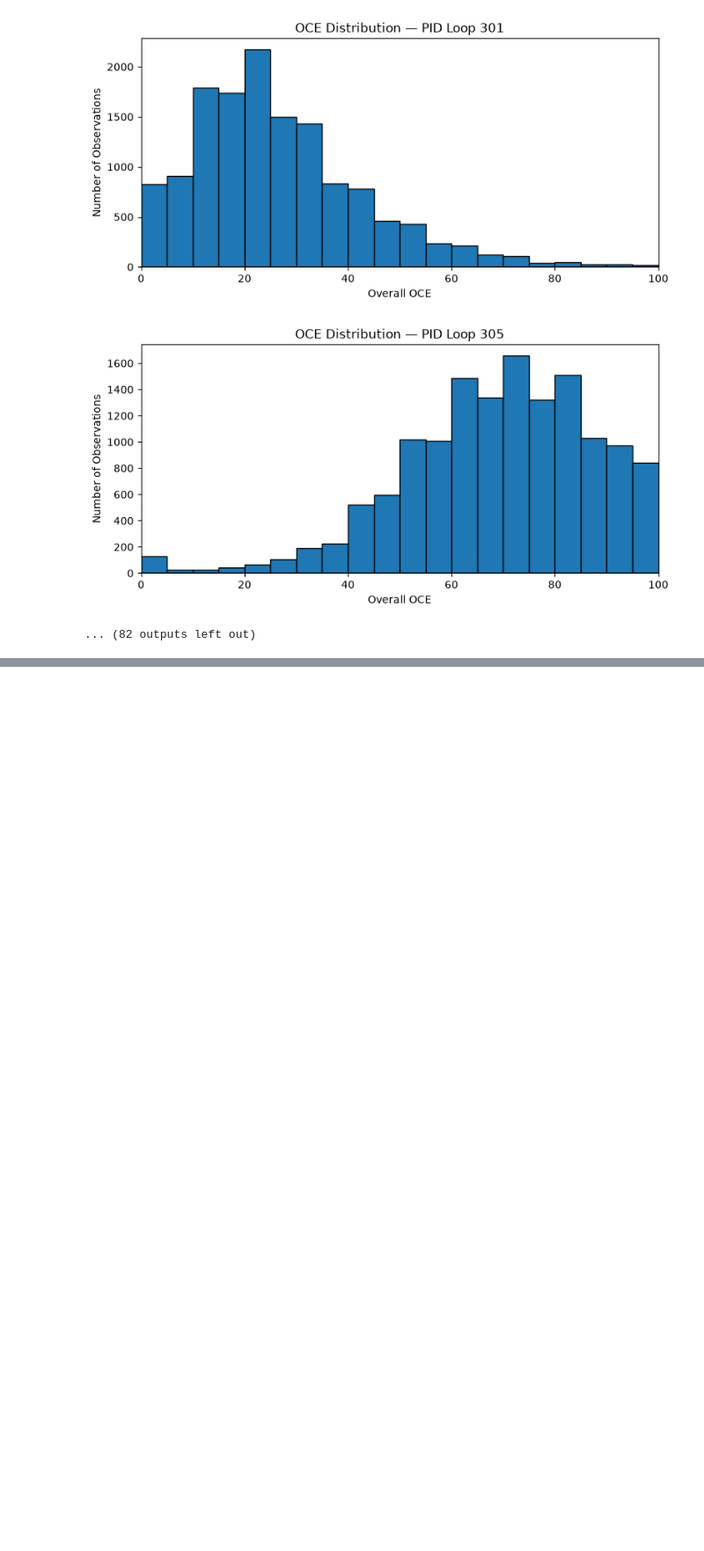
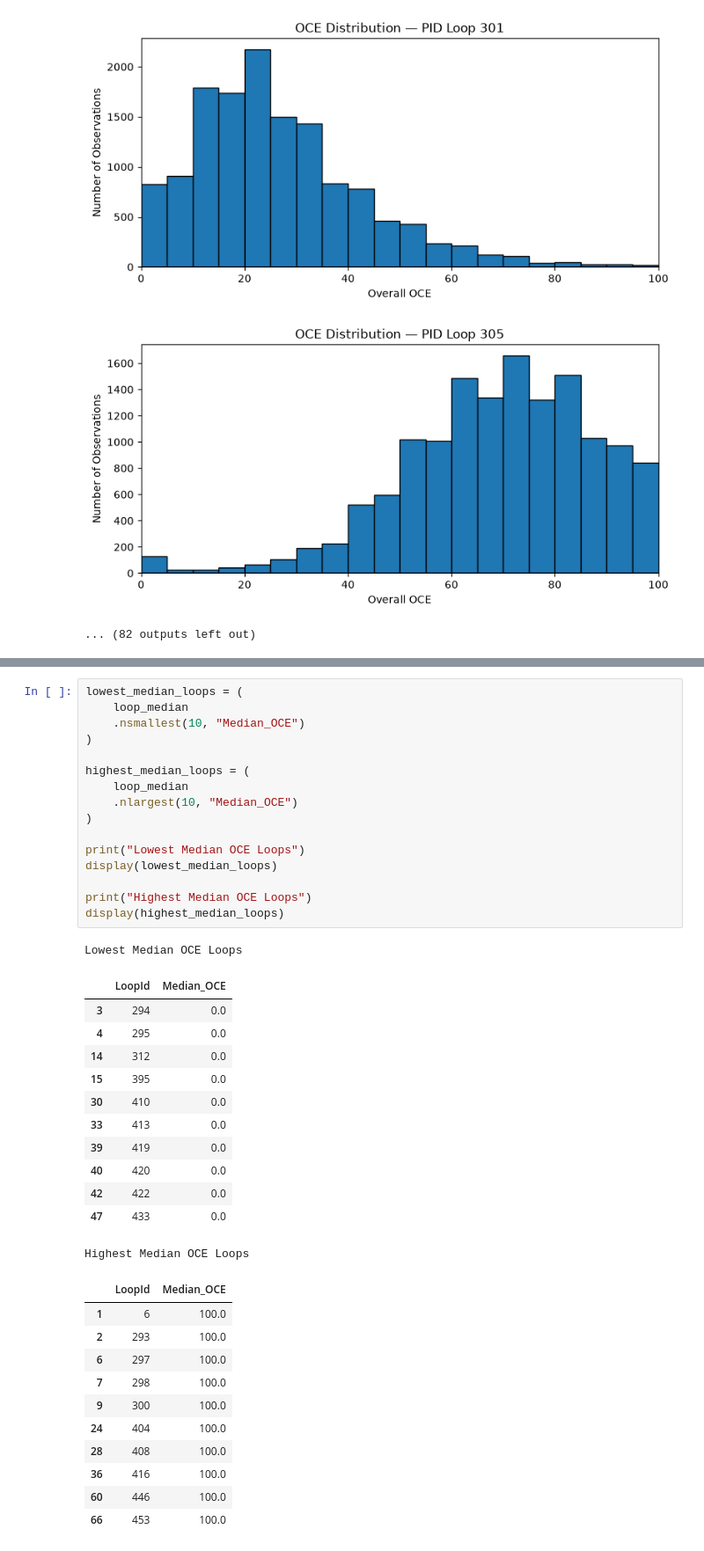
Before and after one commit to DataByThinh/control-station, a Jupyter notebook: notebooks/eda.ipynb, the cells around one changed output, grey strips where cells are left out. Shown at 88% size. Cells and saved outputs as stored; diff of their text form; blank space fills up the shorter version.

```diff
--- a/notebooks/eda.ipynb
+++ b/notebooks/eda.ipynb
@@ -968,0 +885,41 @@ display(
+# %%
+lowest_median_loops = (
+    loop_median
+    .nsmallest(10, "Median_OCE")
+)
+
+highest_median_loops = (
+    loop_median
+    .nlargest(10, "Median_OCE")
+)
+
+print("Lowest Median OCE Loops")
+display(lowest_median_loops)
+
+print("Highest Median OCE Loops")
+display(highest_median_loops)
+# %% [output]
+Lowest Median OCE Loops
+|  | LoopId | Median_OCE |
+| 3 | 294 | 0.0 |
+| 4 | 295 | 0.0 |
+| 14 | 312 | 0.0 |
+| 15 | 395 | 0.0 |
+| 30 | 410 | 0.0 |
+| 33 | 413 | 0.0 |
+| 39 | 419 | 0.0 |
+| 40 | 420 | 0.0 |
+| 42 | 422 | 0.0 |
+| 47 | 433 | 0.0 |
+Highest Median OCE Loops
+|  | LoopId | Median_OCE |
+| 1 | 6 | 100.0 |
+| 2 | 293 | 100.0 |
+| 6 | 297 | 100.0 |
+| 7 | 298 | 100.0 |
+| 9 | 300 | 100.0 |
+| 24 | 404 | 100.0 |
+| 28 | 408 | 100.0 |
+| 36 | 416 | 100.0 |
+| 60 | 446 | 100.0 |
+| 66 | 453 | 100.0 |
```
Also changed, not shown: parts of 10 cells of this notebook.
